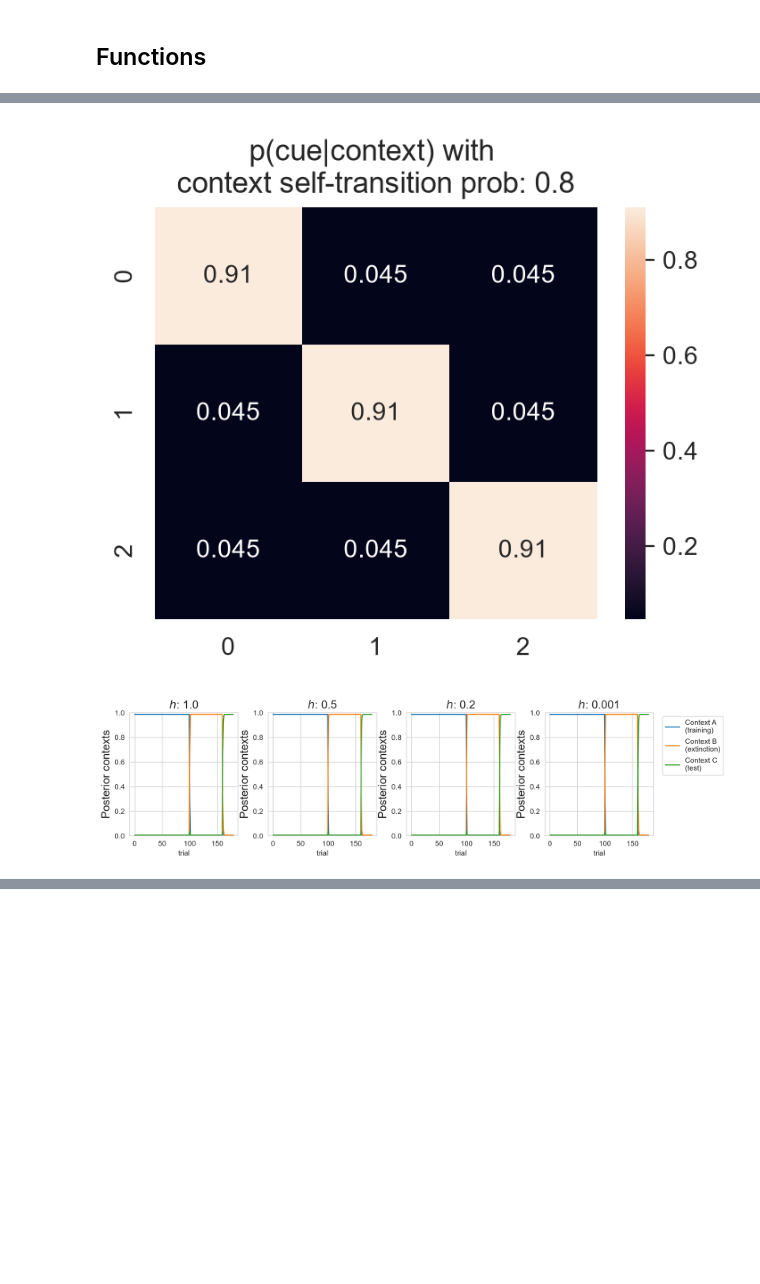
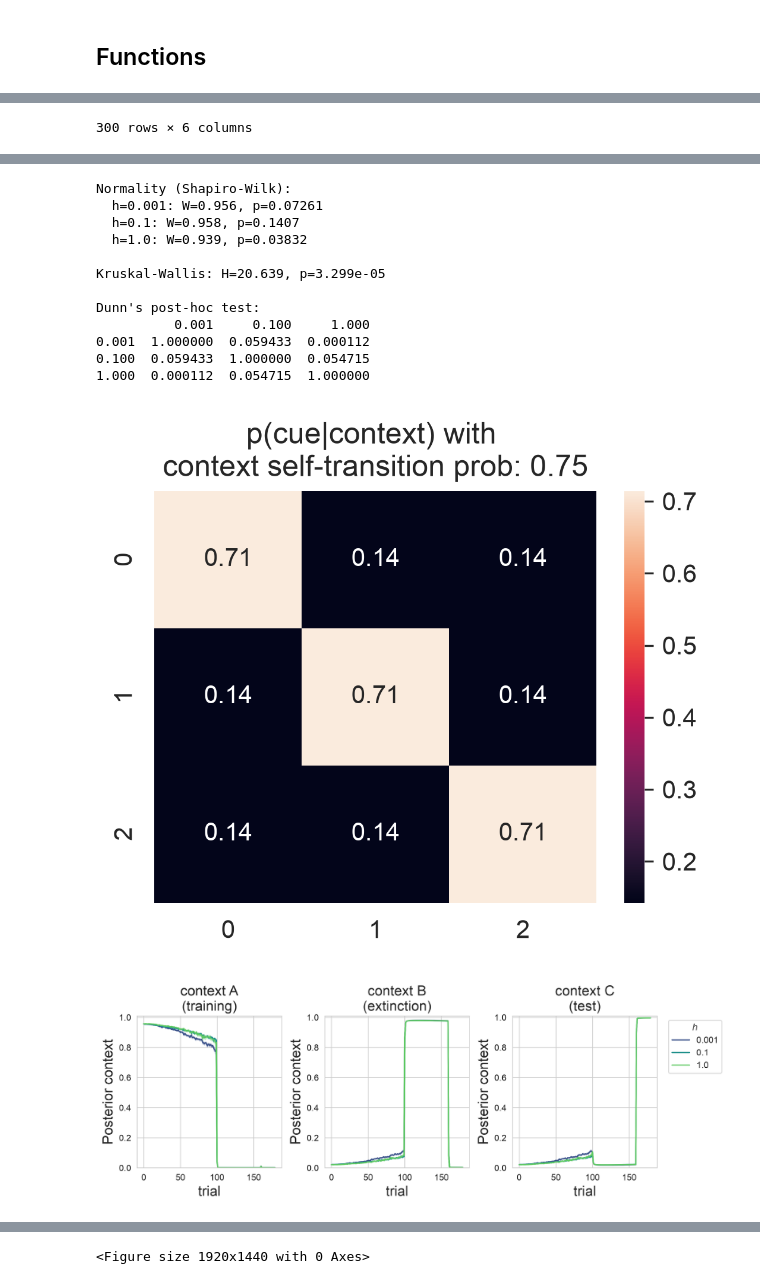
Before and after one commit to SIHranova/ContextualSUD, a Jupyter notebook: notebooks/4_cue_reactivity.ipynb, the cells around one changed output, grey strips where cells are left out. Saved outputs shown, nothing was run; the diff lists cells and outputs as text; code cells hidden in the pictures; blank space fills up the shorter version.

```diff
--- a/notebooks/4_cue_reactivity.ipynb
+++ b/notebooks/4_cue_reactivity.ipynb
@@ -1599,28 +1241,29 @@ exponential = lambda t, b, c, d: d + np.exp(b*(t-c))
 # %%
-np.random.seed(7)
-dpi = 200
-hs = np.array([1,2,5,1000])#[1,2,3,4,5,6,7,8,9,10,100])
-context_volatility = 0.8
-trials_per_context = np.array([100,60,20])
-p = 0
-utility = np.array([0.025+p,0.95, 0.025])
+
+np.random.seed(3)
+dpi = 300
+hs = np.array([1, 10, 1000])#[1,2,3,4,5,6,7,8,9,10,100])
+context_volatility = 0.75
+block_size = 20
+trials_per_context = np.array([5,3,1])*block_size
+
+utility = np.array([0.025,0.95, 0.025])
 TAU = np.array(trials_per_context).sum()
 contexts = ["A","B","C"]
-learn_cues = False
-if learn_cues:
-    prior_color_cue = None
-else:
-	prior_color_cue = np.array([[20,  1,  1],
-                                [1,  20,  1],
-                                [1,  1,   20]])
+learn_cues = True
+
+prior_color_cue = np.array([[5,  1,  1],
+							[1,  5,  1],
+							[1,  1,  5]])
 nsims= 50
 
-name = "data_cue_reactivity_170_nonambiguous_certain"
-# df, df_long, name = run_cue_reactivity_simulations(debug=False, sim_name=name, TAU=TAU, hs=hs, utility=utility,\
-#                                                    context_volatility=context_volatility, trials_per_context=trials_per_context,\
-#                                                    nsims=nsims, contexts=contexts, prior_color_cue=prior_color_cue, learn_cues=learn_cues)
+name = "data_cue_reactivity_170_ambiguous_certain_learn_cues"
 
+# df_long, prior_matrix, name = run_cue_reactivity_simulations(debug=False, sim_name=name, TAU=TAU, hs=hs, utility=utility,\
+#                                                     context_volatility=context_volatility, trials_per_context=trials_per_context,\
+#                                                     nsims=nsims, contexts=contexts, prior_color_cue=prior_color_cue, learn_cues=learn_cues, block_size=block_size)
+
+prior_matrix = np.eye(3)
 df_long = pd.read_csv(name + "_long.csv")
-df = pd.read_csv(name + ".csv")
-plot_figures(df, df_long, prior_color_cue, dpi=dpi)
+plot_figures(df_long, prior_matrix, prior_color_cue, dpi=dpi,title=env_order[0])
 # %% [output]
@@ -1626,0 +1282 @@ plot_figures(df, df_long, prior_color_cue, dpi=dpi)
+300 rows × 6 columns
@@ -1627,2 +1290,14 @@ plot_figures(df, df_long, prior_color_cue, dpi=dpi)
+Normality (Shapiro-Wilk):
+  h=0.001: W=0.956, p=0.07261
+  h=0.1: W=0.958, p=0.1407
+  h=1.0: W=0.939, p=0.03832
+
+Kruskal-Wallis: H=20.639, p=3.299e-05
+
+Dunn's post-hoc test:
+          0.001     0.100     1.000
+0.001  1.000000  0.059433  0.000112
+0.100  0.059433  1.000000  0.054715
+1.000  0.000112  0.054715  1.000000
-[figure, old version]
+[figure, new version]
-[figure, old version]
+[figure, new version]
@@ -1629,0 +1305 @@ plot_figures(df, df_long, prior_color_cue, dpi=dpi)
+<Figure size 1920x1440 with 0 Axes>
```
Also changed, not shown: parts of 27 cells of this notebook, 2 other files.
